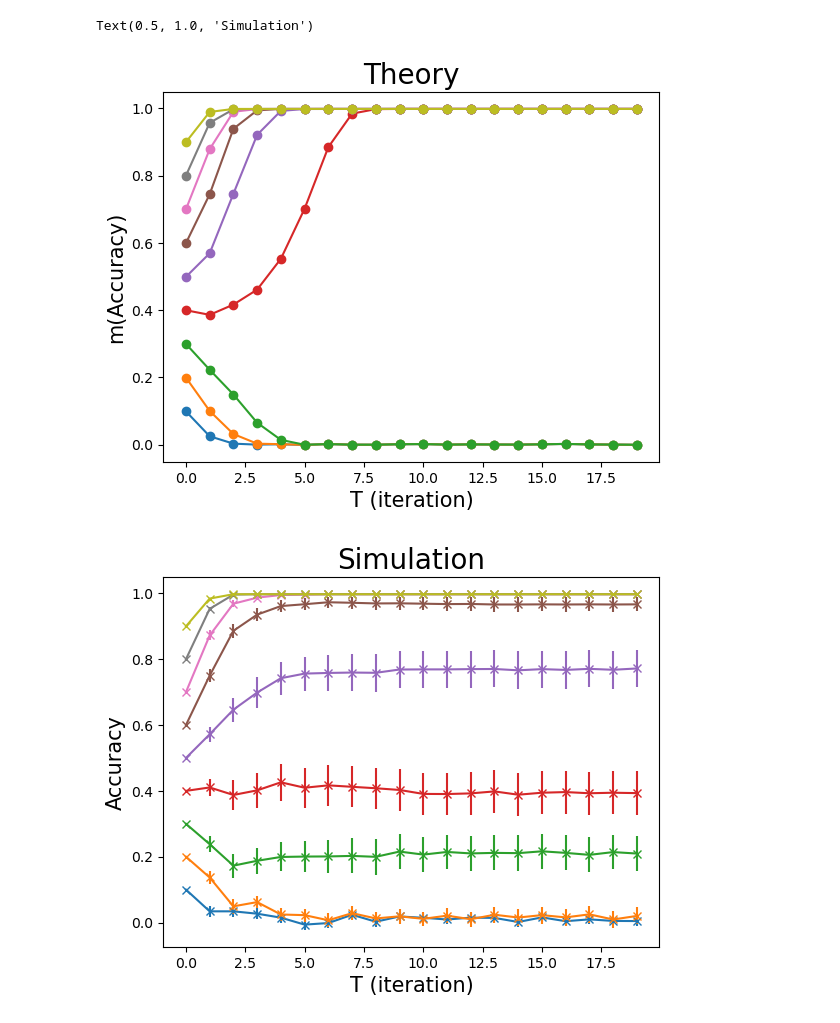
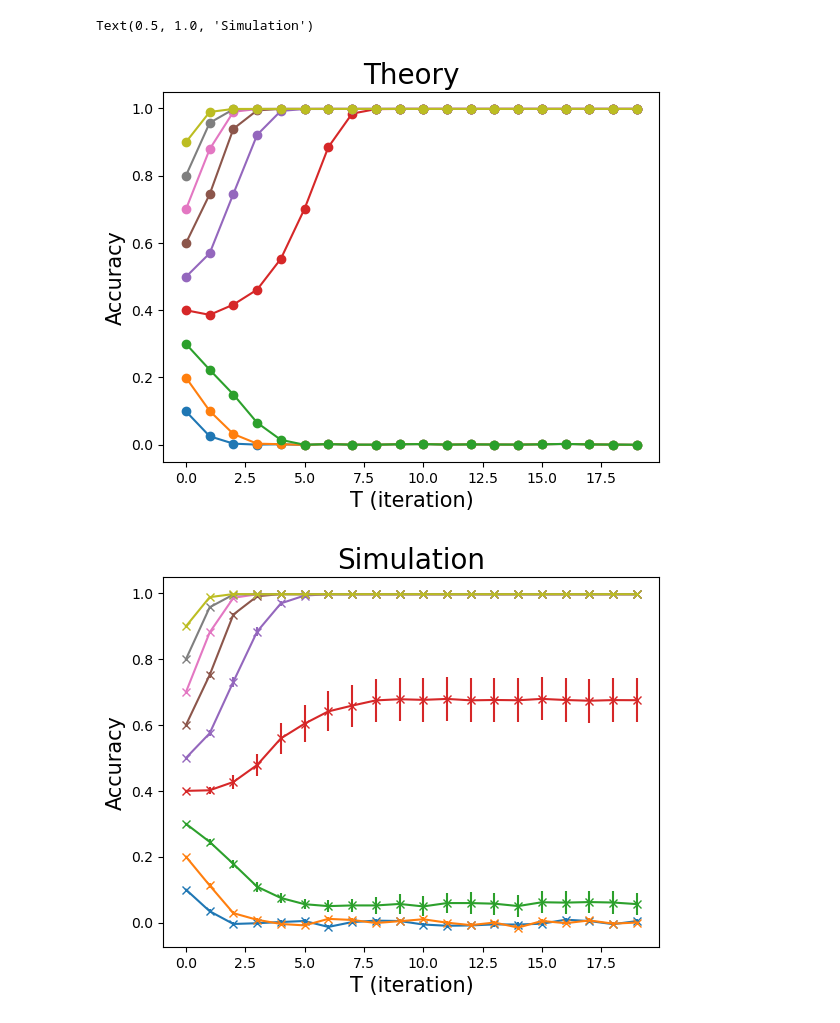
Before and after one commit to sumikawa-yuto-lang/attention_hopfield_vs_transformer, a Jupyter notebook: appendix/Hopfield.ipynb, the cells around one changed output. Cells and saved outputs as stored; diff of their text form; code cells hidden in the pictures.

```diff
--- a/appendix/Hopfield.ipynb
+++ b/appendix/Hopfield.ipynb
@@ -98,7 +98,7 @@ ax.set_title('Theory',fontsize=20)
     #### 実験
 fig, ax = plt.subplots()
 
-N = 100
+N = 600
 M = int(alpha*N**2)
 
 Nsamp =50
@@ -117,32 +117,32 @@ for m0 in m0_list:
         #xi[0,:] = np.ones((N,))
 
         m_exp_list = [m0]
         s = np.ones((N))
         for i in range(N):
             if rng.random() > (1+m0)/2:
                 s[i] *= (-1)
         s = s * xi[0,:]
         h= np.zeros((N,))
         for t in range(1,T):
             overlap = (np.outer(xi@s,np.ones((N,))) -xi*s)/N
             a = xi*s
             for i in range(N):
                 h[i] = xi[:,i]@(overlap[:,i]**2-np.ones(M,)/N) / 2
             s = np.sign(h)
             m = s * xi[0,:]
             m_exp_list.append(m.mean())
 
         m_exp_list_list.append(m_exp_list)
 
     m_exp_array = np.array(m_exp_list_list)
     np.save('m_exp_array.npy', m_exp_array)
     ax.errorbar([n for n in range(int(T))], np.mean(m_exp_array,axis=0),m_exp_array.std(axis=0)/np.sqrt(Nsamp),marker = 'x')
 
 
 ax.set_xlabel('T (iteration)',fontsize=15)
 ax.set_ylabel('Accuracy',fontsize=15)
 ax.set_title('Simulation',fontsize=20)
 # %% [output]
 Text(0.5, 1.0, 'Simulation')
-[figure, old version]
+[figure, new version]
-[figure, old version]
+[figure, new version]
```
Also changed, not shown: parts of 2 cells of this notebook.
